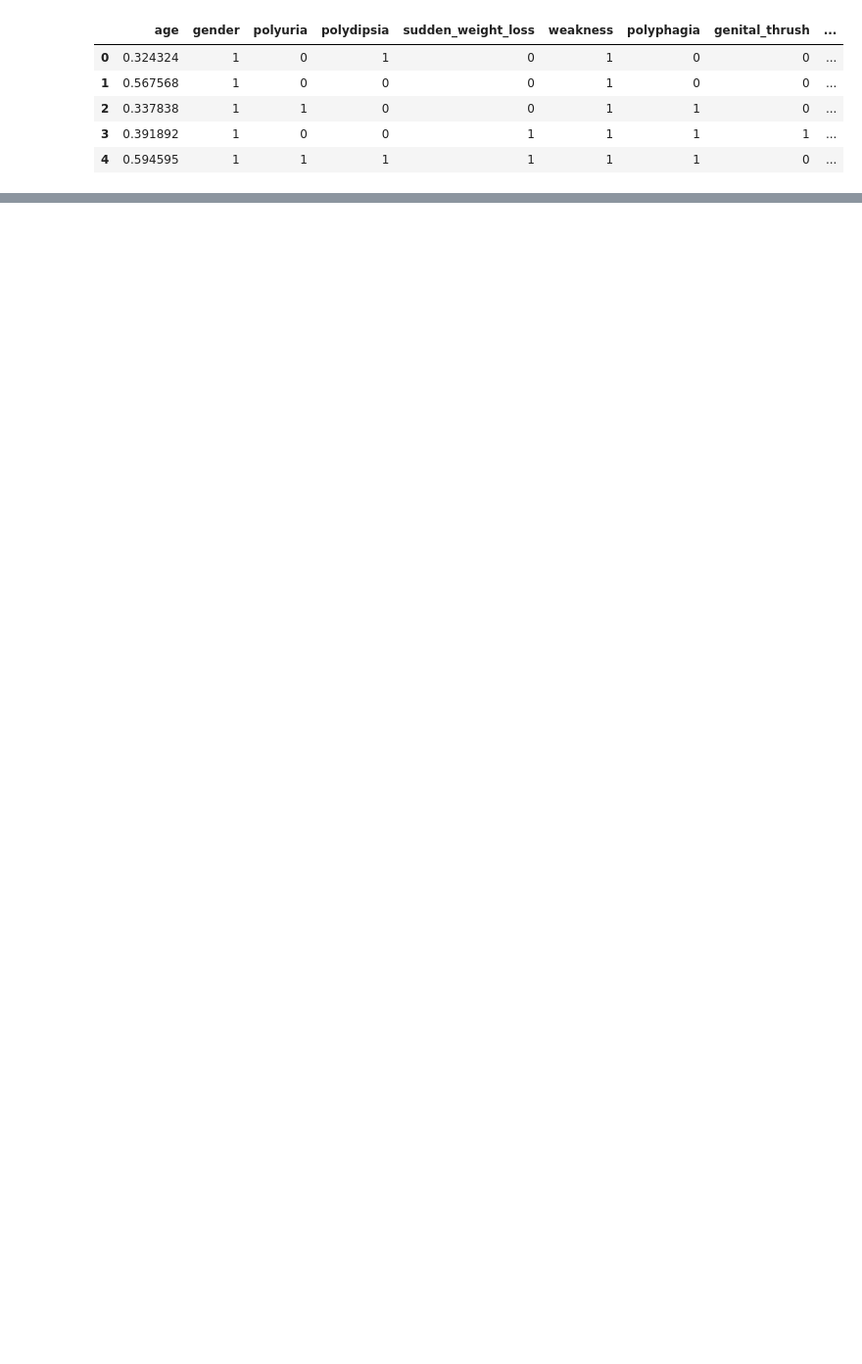
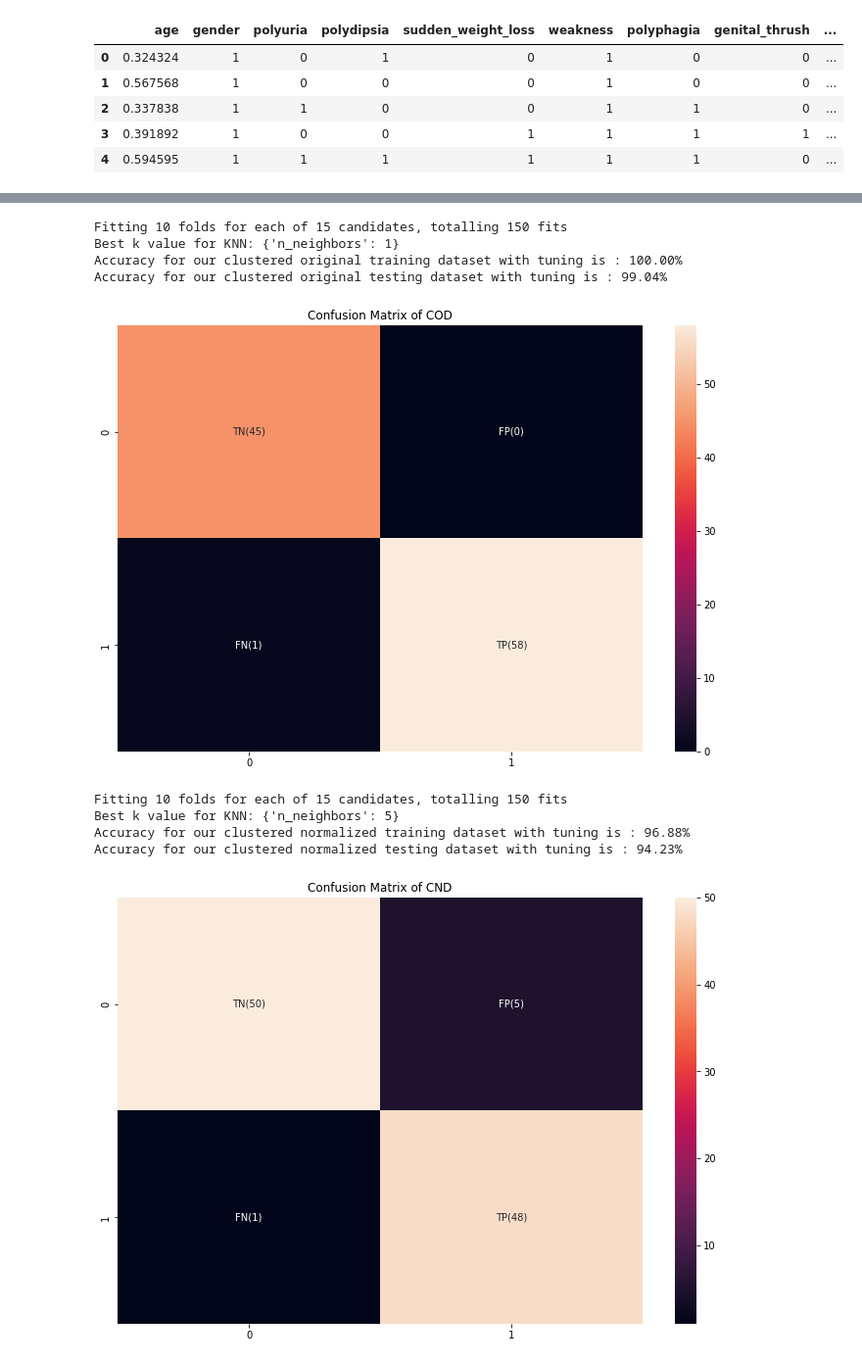
Before and after one commit to ugurcanerdogan/Clustering-and-Classification-with-Python, a Jupyter notebook: code/report.ipynb, the cells around one changed output, grey strips where cells are left out. Shown at 98% size. Drawn from its saved outputs; the diff is of its cells as text; code cells hidden in the pictures; blank space fills up the shorter version.

```diff
--- a/code/report.ipynb
+++ b/code/report.ipynb
@@ -264,0 +278,18 @@ print("Accuracy for our testing dataset with tuning is : {:.2f}%".format(test_ac
+# %%
+# PREDICTION WITH CLUSTERED DATASET STEP
+
+# Prediction for COD
+optimized_prediction(grid_clustered_df, x_train_clustered_df, Y_train_clustered_df, x_test_clustered_df, Y_test_clustered_df, isNormalized=False, isClustered=True, message="COD")
+# Prediction for CND
+optimized_prediction(grid_clustered_normalized_df, x_train_clustered_normalized_df, Y_train_clustered_normalized_df, x_test_clustered_normalized_df, Y_test_clustered_normalized_df, isNormalized=True, isClustered=True, message="CND")
+# %% [output]
+Fitting 10 folds for each of 15 candidates, totalling 150 fits
+Best k value for KNN: {'n_neighbors': 1}
+Accuracy for our clustered original training dataset with tuning is : 100.00%
+Accuracy for our clustered original testing dataset with tuning is : 99.04%
+[figure, added]
+Fitting 10 folds for each of 15 candidates, totalling 150 fits
+Best k value for KNN: {'n_neighbors': 5}
+Accuracy for our clustered normalized training dataset with tuning is : 96.88%
+Accuracy for our clustered normalized testing dataset with tuning is : 94.23%
+[figure, added]
```
Also changed, not shown: parts of 25 cells of this notebook.
